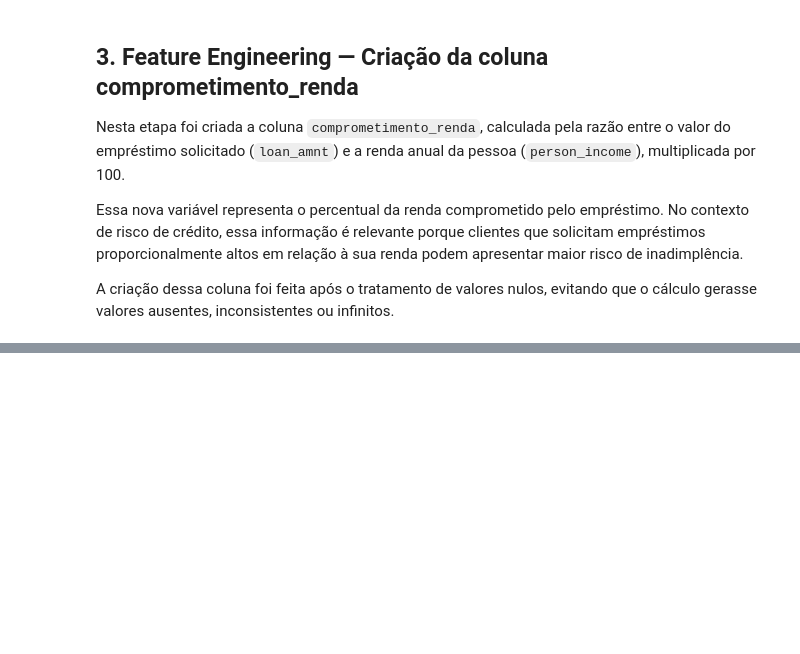
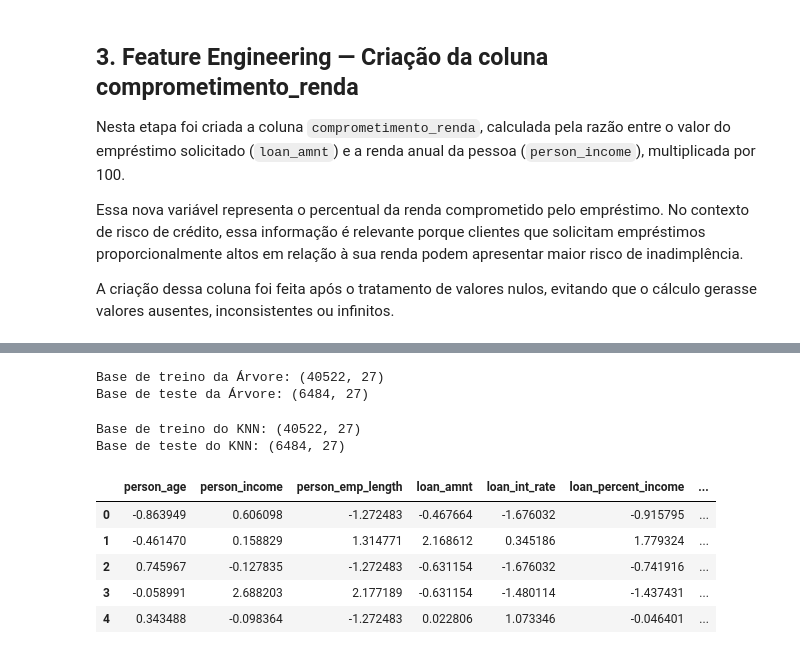
Before and after one commit to MarcioLuizBR/projeto-risco-credito-machine-learning, a Jupyter notebook: notebooks/pipeline_risco_credito.ipynb, the cells around one changed output, grey strips where cells are left out. Cells and saved outputs as stored; diff of their text form; code cells hidden in the pictures; blank space fills up the shorter version.

```diff
--- a/notebooks/pipeline_risco_credito.ipynb
+++ b/notebooks/pipeline_risco_credito.ipynb
@@ -746,0 +986,55 @@ A criação dessa coluna foi feita após o tratamento de valores nulos, evitando
+# %%
+# Base para Árvore de Decisão
+# A Árvore será treinada com os dados balanceados, mas sem escalonamento.
+
+X_treino_arvore = X_treino_balanceado.copy()
+X_teste_arvore = X_teste_encoded.copy()
+
+y_treino_arvore = y_treino_balanceado.copy()
+y_teste_arvore = y_teste.copy()
+
+print("Base de treino da Árvore:", X_treino_arvore.shape)
+print("Base de teste da Árvore:", X_teste_arvore.shape)
+# %% [output]
+Base de treino da Árvore: (40522, 27)
+Base de teste da Árvore: (6484, 27)
+# %%
+# Base para KNN
+# O KNN é sensível à escala das variáveis, por isso aplicaremos StandardScaler.
+# O escalonamento será aplicado somente nas variáveis numéricas contínuas.
+
+X_treino_knn = X_treino_balanceado.copy()
+X_teste_knn = X_teste_encoded.copy()
+
+scaler = StandardScaler()
+
+# O fit_transform é aplicado no treino balanceado.
+# O transform é aplicado no teste, usando os parâmetros aprendidos no treino.
+
+X_treino_knn[colunas_numericas] = scaler.fit_transform(
+    X_treino_knn[colunas_numericas]
+)
+
+X_teste_knn[colunas_numericas] = scaler.transform(
+    X_teste_knn[colunas_numericas]
+)
+
+y_treino_knn = y_treino_balanceado.copy()
+y_teste_knn = y_teste.copy()
+
+print("Base de treino do KNN:", X_treino_knn.shape)
+print("Base de teste do KNN:", X_teste_knn.shape)
+# %% [output]
+Base de treino do KNN: (40522, 27)
+Base de teste do KNN: (6484, 27)
+# %%
+# Conferindo as primeiras linhas das variáveis numéricas escalonadas para o KNN
+
+X_treino_knn[colunas_numericas].head()
+# %% [output]
+|  | person_age | person_income | person_emp_length | loan_amnt | loan_int_rate | loan_percent_income | ... |
+| 0 | -0.863949 | 0.606098 | -1.272483 | -0.467664 | -1.676032 | -0.915795 | ... |
+| 1 | -0.461470 | 0.158829 | 1.314771 | 2.168612 | 0.345186 | 1.779324 | ... |
+| 2 | 0.745967 | -0.127835 | -1.272483 | -0.631154 | -1.676032 | -0.741916 | ... |
+| 3 | -0.058991 | 2.688203 | 2.177189 | -0.631154 | -1.480114 | -1.437431 | ... |
+| 4 | 0.343488 | -0.098364 | -1.272483 | 0.022806 | 1.073346 | -0.046401 | ... |
```
Also changed, not shown: parts of 15 cells of this notebook.
